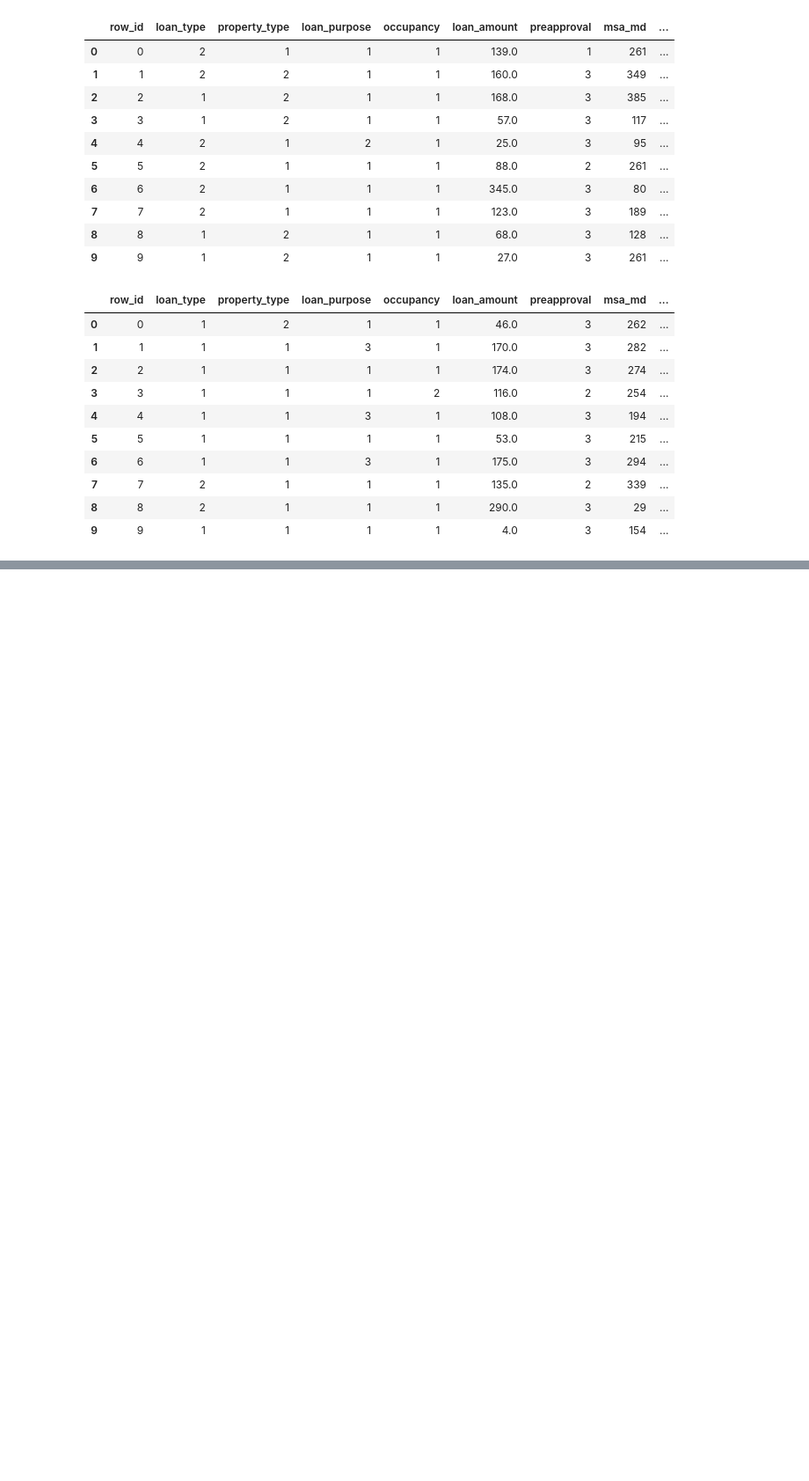
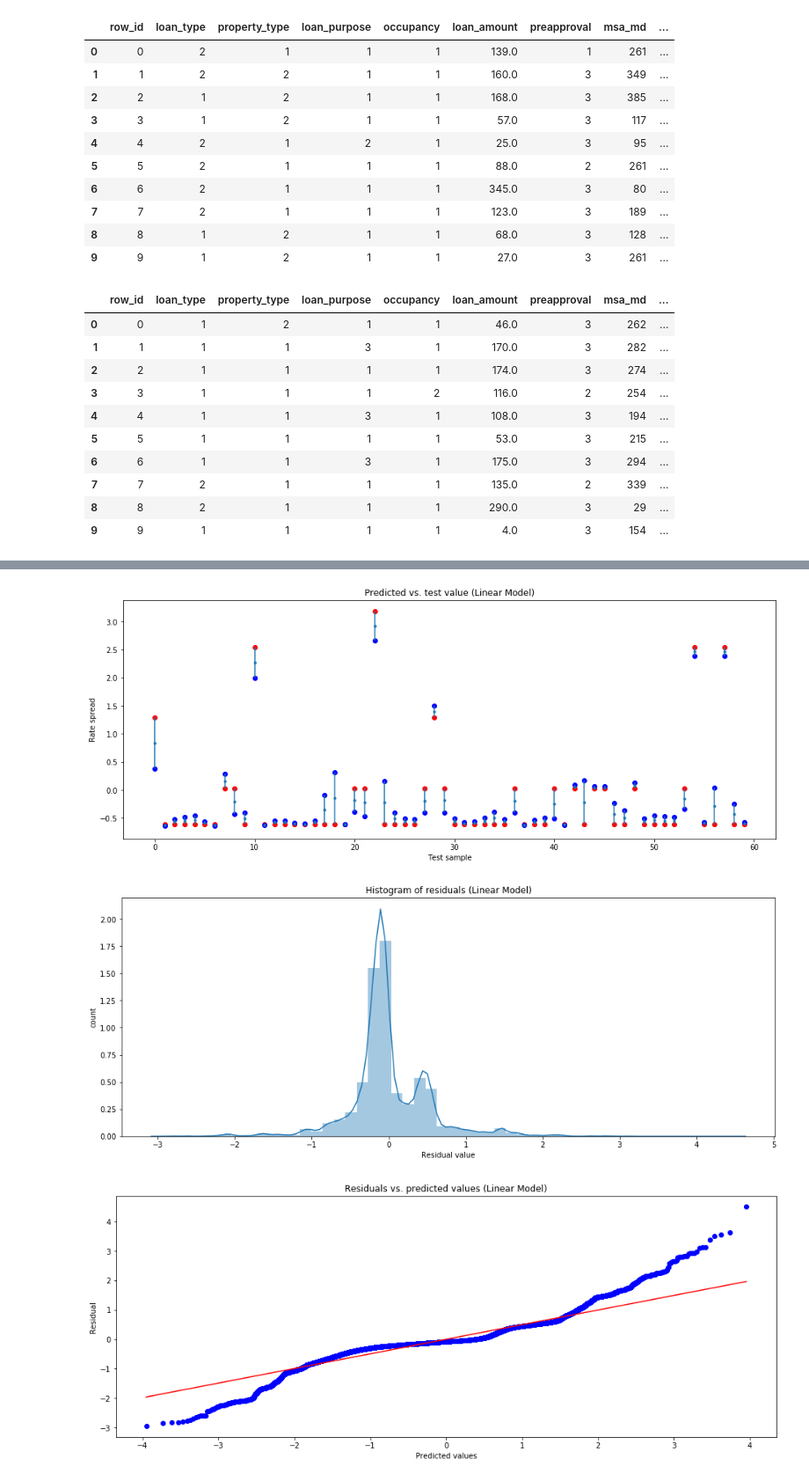
Before and after one commit to Alyxion/MPPDataScience, a Jupyter notebook: notebooks/MPPDataScience_3_Feature_Training_Preparation.ipynb, the cells around one changed output, grey strips where cells are left out. Shown: that part at 88% size. Drawn from its saved outputs; the diff is of its cells as text; code cells hidden in the pictures; blank space fills up the shorter version.

```diff
--- a/notebooks/MPPDataScience_3_Feature_Training_Preparation.ipynb
+++ b/notebooks/MPPDataScience_3_Feature_Training_Preparation.ipynb
@@ -109,0 +131,22 @@ dtype: int64
+# %%
+features = np.array(prepared_training_set)
+test_features = np.array(validation_set)
+labels = np.array(training_rate_spread).reshape(-1,1)
+
+# Principal Component Analysis
+# pca_model = skde.PCA()
+# pca_fit = pca_model.fit(features)
+# features = pca_fit.transform(features)
+# Note: No improvement via PCA
+
+# Feature Reduction
+# sel = fs.VarianceThreshold(threshold=(.8 * (1 - .8)))
+# features = sel.fit_transform(features)
+# Note: No improvement via feature selection
+
+scaler = preprocessing.StandardScaler().fit(features)
+features = scaler.transform(features)
+test_features = scaler.transform(test_features)
+
+label_scaler = preprocessing.StandardScaler().fit(labels)
+labels = label_scaler.transform(labels)
@@ -109,0 +214,18 @@ dtype: int64
+# %%
+X_train, X_valid, y_train, y_valid = ms.train_test_split(features, labels, test_size=0.1, random_state=42)
+X_train, X_test, y_train, y_test = ms.train_test_split(X_train, y_train, test_size=0.1, random_state=42)
+
+print("{} {} {} {}".format(X_train.shape, X_test.shape, y_train.shape, y_test.shape))
+
+## define and fit the linear regression model
+lin_mod = linear_model.LinearRegression()
+lin_mod.fit(X_train, y_train.ravel())
+
+y_score = lin_mod.predict(X_test)
+
+print_metrics(y_test, y_score, X_train.shape[1])
+
+rescaled_test = label_scaler.inverse_transform(y_test)
+rescaled_score = label_scaler.inverse_transform(y_score)
+print("\nRescaled:")
+print_metrics(rescaled_test, rescaled_score, X_train.shape[1])
@@ -109,0 +248,8 @@ dtype: int64
+# %%
+show_pred_vs_test(y_test, y_score, 'Linear Model')
+hist_resids(y_test, y_score, 'Linear Model')
+resid_qq(y_test, y_score, 'Linear Model')
+# %% [output]
+[figure, added]
+[figure, added]
+[figure, added]
```
Also changed, not shown: parts of 20 cells of this notebook, 1 other file.
